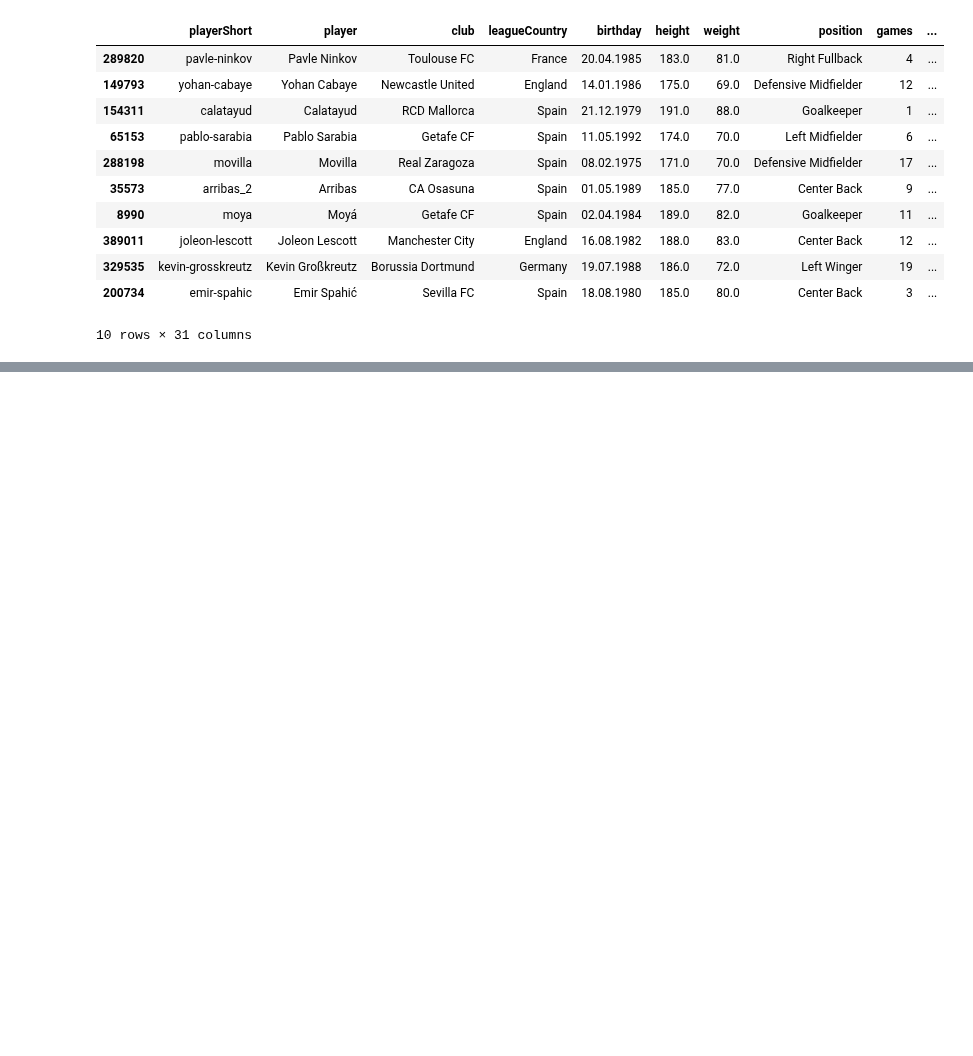
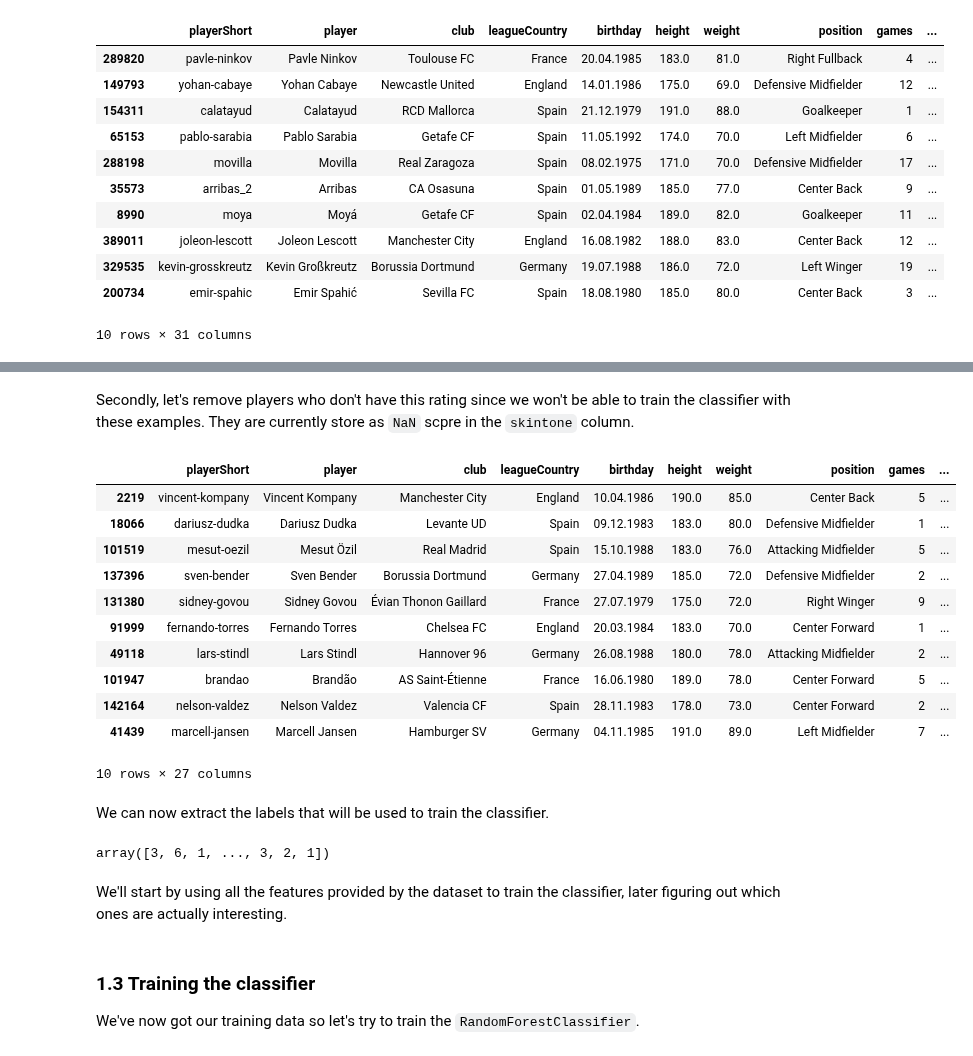
Before and after one commit to romac/ADAHomeworks, a Jupyter notebook: 04 - Applied ML/04 - Applied ML.ipynb, the cells around one changed output, grey strips where cells are left out. Drawn from its saved outputs; the diff is of its cells as text; code cells hidden in the pictures; blank space fills up the shorter version.

Commit message:
create basic Random Forest Classifier

```diff
--- a/04 - Applied ML/04 - Applied ML.ipynb
+++ b/04 - Applied ML/04 - Applied ML.ipynb
@@ -182,0 +229,35 @@ disag_good.sample(10)
+# %%
+df['skintone']=(df['rater1']+df['rater2'])/2
+df = df.drop('rater1', 1)
+df = df.drop('rater2', 1)
+# %% [markdown]
+Secondly, let's remove players who don't have this rating since we won't be able to train the classifier with these examples. They are currently store as `NaN` scpre in the `skintone` column.
+# %%
+clean_df = df.copy()
+clean_df = clean_df.dropna(axis=0)
+# %%
+clean_df.sample(10)
+# %% [output]
+|  | playerShort | player | club | leagueCountry | birthday | height | weight | position | games | ... |
+| 2219 | vincent-kompany | Vincent Kompany | Manchester City | England | 10.04.1986 | 190.0 | 85.0 | Center Back | 5 | ... |
+| 18066 | dariusz-dudka | Dariusz Dudka | Levante UD | Spain | 09.12.1983 | 183.0 | 80.0 | Defensive Midfielder | 1 | ... |
+| 101519 | mesut-oezil | Mesut Özil | Real Madrid | Spain | 15.10.1988 | 183.0 | 76.0 | Attacking Midfielder | 5 | ... |
+| 137396 | sven-bender | Sven Bender | Borussia Dortmund | Germany | 27.04.1989 | 185.0 | 72.0 | Defensive Midfielder | 2 | ... |
+| 131380 | sidney-govou | Sidney Govou | Évian Thonon Gaillard | France | 27.07.1979 | 175.0 | 72.0 | Right Winger | 9 | ... |
+| 91999 | fernando-torres | Fernando Torres | Chelsea FC | England | 20.03.1984 | 183.0 | 70.0 | Center Forward | 1 | ... |
+| 49118 | lars-stindl | Lars Stindl | Hannover 96 | Germany | 26.08.1988 | 180.0 | 78.0 | Attacking Midfielder | 2 | ... |
+| 101947 | brandao | Brandão | AS Saint-Étienne | France | 16.06.1980 | 189.0 | 78.0 | Center Forward | 5 | ... |
+| 142164 | nelson-valdez | Nelson Valdez | Valencia CF | Spain | 28.11.1983 | 178.0 | 73.0 | Center Forward | 2 | ... |
+| 41439 | marcell-jansen | Marcell Jansen | Hamburger SV | Germany | 04.11.1985 | 191.0 | 89.0 | Left Midfielder | 7 | ... |
+10 rows × 27 columns
+# %% [markdown]
+We can now extract the labels that will be used to train the classifier.
+# %%
+labels = np.array(clean_df['skintone'])
+le_labels = LabelEncoder()
+labels = le_labels.fit_transform(labels)
+labels
+# %% [output]
+array([3, 6, 1, ..., 3, 2, 1])
+# %% [markdown]
+We'll start by using all the features provided by the dataset to train the classifier, later figuring out which ones are actually interesting.
@@ -182,0 +271,4 @@ disag_good.sample(10)
+# %% [markdown]
+### 1.3 Training the classifier
+
+We've now got our training data so let's try to train the `RandomForestClassifier`.
```
Also changed, not shown: parts of 14 cells of this notebook.
